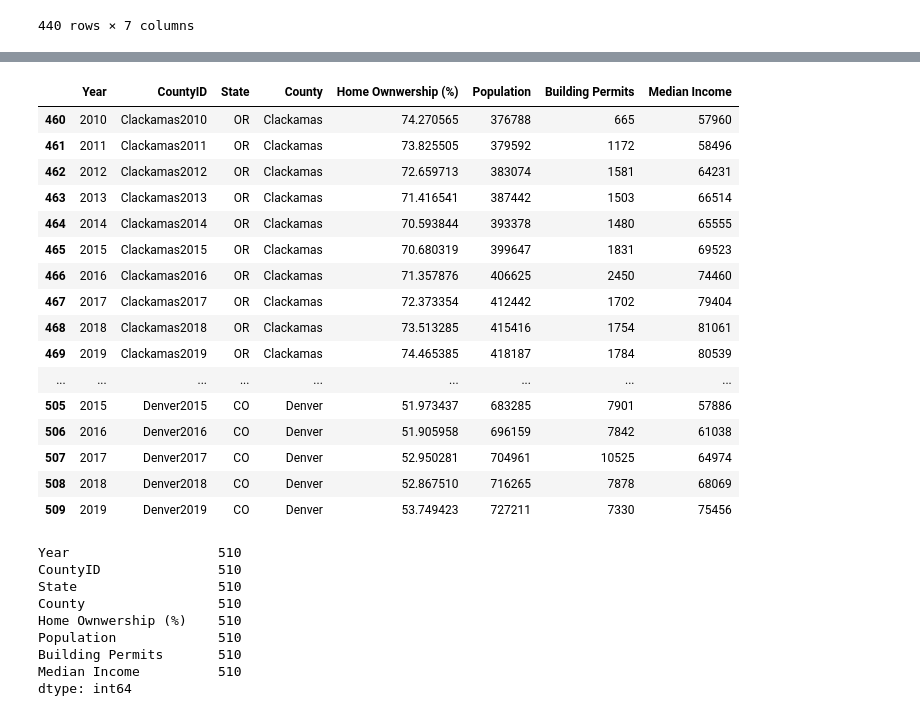
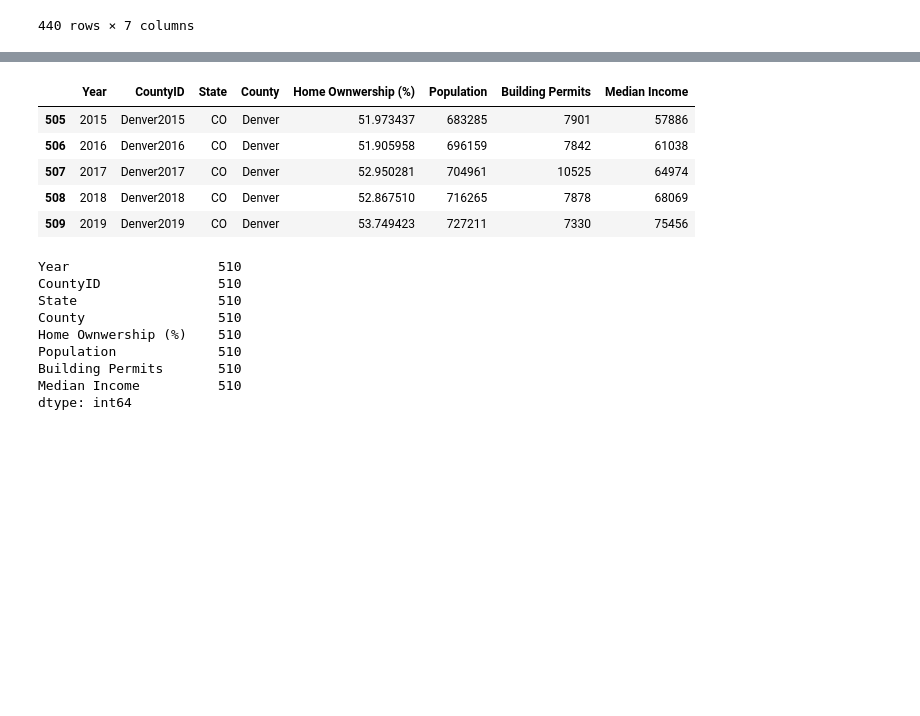
Before and after one commit to rls1316/project-one, a Jupyter notebook: Data_Cleaning.ipynb, the cells around one changed output, grey strips where cells are left out. Drawn from its saved outputs; the diff is of its cells as text; code cells hidden in the pictures; blank space fills up the shorter version.

```diff
--- a/Data_Cleaning.ipynb
+++ b/Data_Cleaning.ipynb
@@ -146,18 +135,7 @@ df3.head(50)
 # %%
-df3.tail(50)
+df3.tail()
 # %% [output]
 |  | Year | CountyID | State | County | Home Ownwership (%) | Population | Building Permits | Median Income |
-| 460 | 2010 | Clackamas2010 | OR | Clackamas | 74.270565 | 376788 | 665 | 57960 |
-| 461 | 2011 | Clackamas2011 | OR | Clackamas | 73.825505 | 379592 | 1172 | 58496 |
-| 462 | 2012 | Clackamas2012 | OR | Clackamas | 72.659713 | 383074 | 1581 | 64231 |
-| 463 | 2013 | Clackamas2013 | OR | Clackamas | 71.416541 | 387442 | 1503 | 66514 |
-| 464 | 2014 | Clackamas2014 | OR | Clackamas | 70.593844 | 393378 | 1480 | 65555 |
-| 465 | 2015 | Clackamas2015 | OR | Clackamas | 70.680319 | 399647 | 1831 | 69523 |
-| 466 | 2016 | Clackamas2016 | OR | Clackamas | 71.357876 | 406625 | 2450 | 74460 |
-| 467 | 2017 | Clackamas2017 | OR | Clackamas | 72.373354 | 412442 | 1702 | 79404 |
-| 468 | 2018 | Clackamas2018 | OR | Clackamas | 73.513285 | 415416 | 1754 | 81061 |
-| 469 | 2019 | Clackamas2019 | OR | Clackamas | 74.465385 | 418187 | 1784 | 80539 |
-| ... | ... | ... | ... | ... | ... | ... | ... | ... |
 | 505 | 2015 | Denver2015 | CO | Denver | 51.973437 | 683285 | 7901 | 57886 |
 | 506 | 2016 | Denver2016 | CO | Denver | 51.905958 | 696159 | 7842 | 61038 |
 | 507 | 2017 | Denver2017 | CO | Denver | 52.950281 | 704961 | 10525 | 64974 |
```
Also changed, not shown: parts of 4 cells of this notebook, 4 other files.
